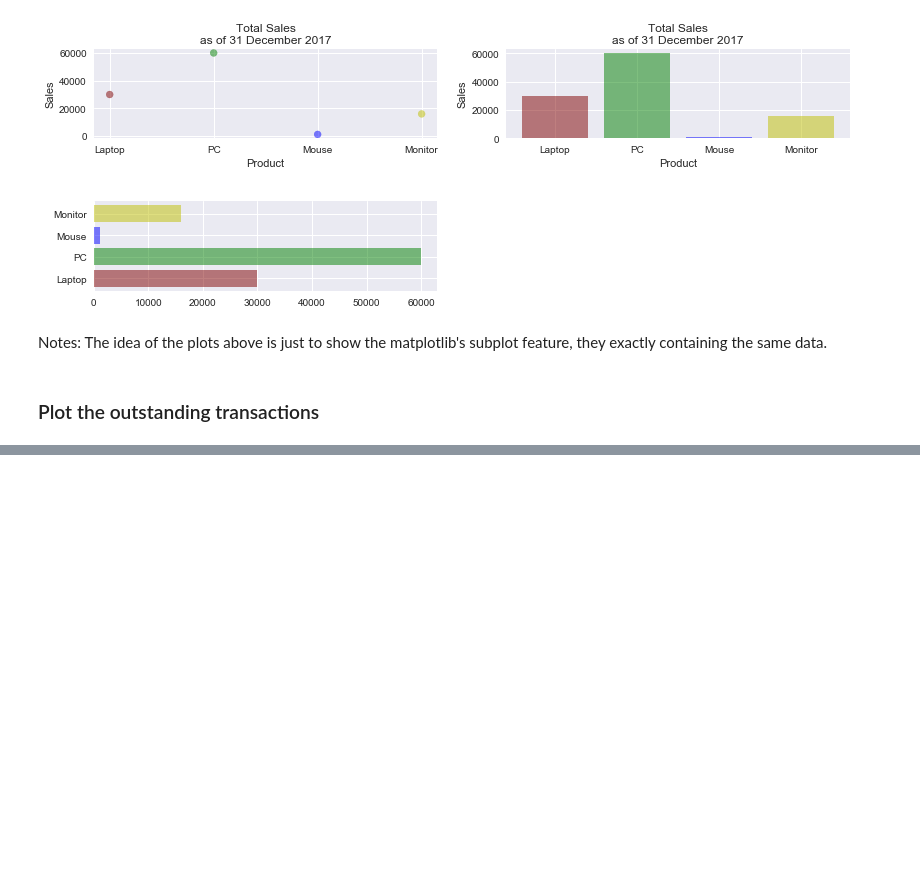
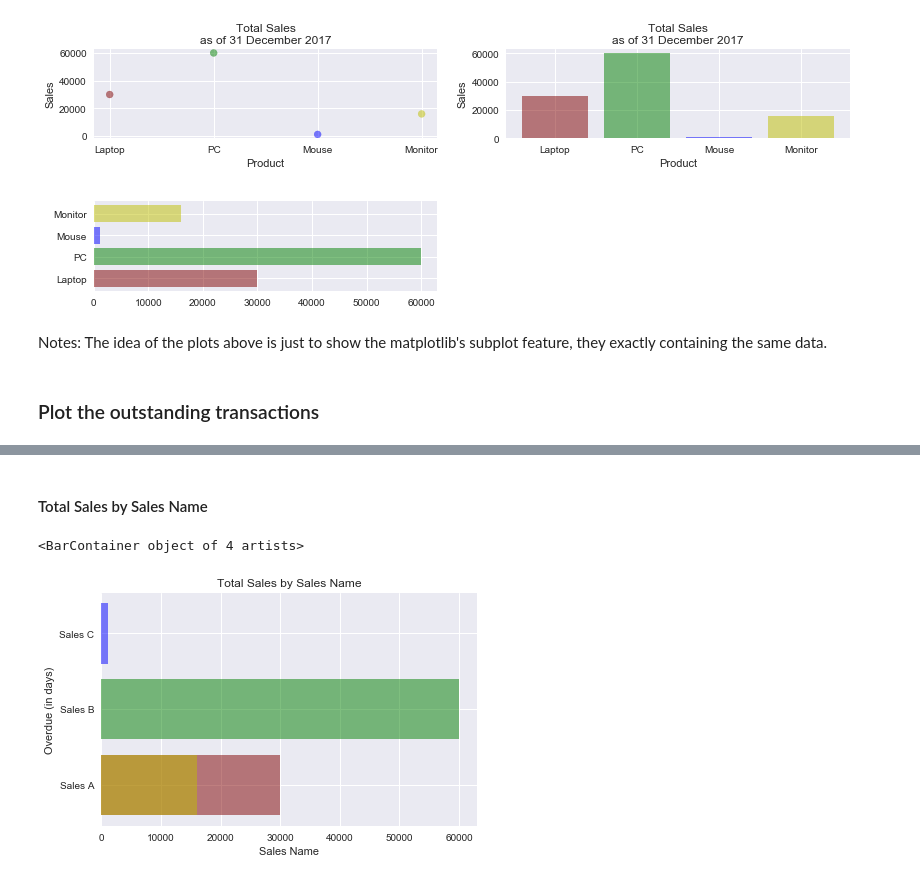
Before and after one commit to luckyp71/python_numpy_matplotlib_pandas, a Jupyter notebook: python_numpy_matplotlib_pandas.ipynb, the cells around one changed output, grey strips where cells are left out. Saved outputs shown, nothing was run; the diff lists cells and outputs as text; code cells hidden in the pictures; blank space fills up the shorter version.

```diff
--- a/python_numpy_matplotlib_pandas.ipynb
+++ b/python_numpy_matplotlib_pandas.ipynb
@@ -230,0 +219,13 @@ Notes: The idea of the plots above is just to show the matplotlib's subplot feat
+# %% [markdown]
+#### Total Sales by Sales Name
+# %%
+def barhPlot(data):
+    plt.title("Total Sales by Sales Name")
+    plt.xlabel("Sales Name")
+    plt.ylabel("Overdue (in days)")
+    return plt.barh(name, sales, color=colors, alpha=0.5)
+
+barhPlot(sales_data2017)
+# %% [output]
+<BarContainer object of 4 artists>
+[figure, added]
```
Also changed, not shown: parts of 9 cells of this notebook.
